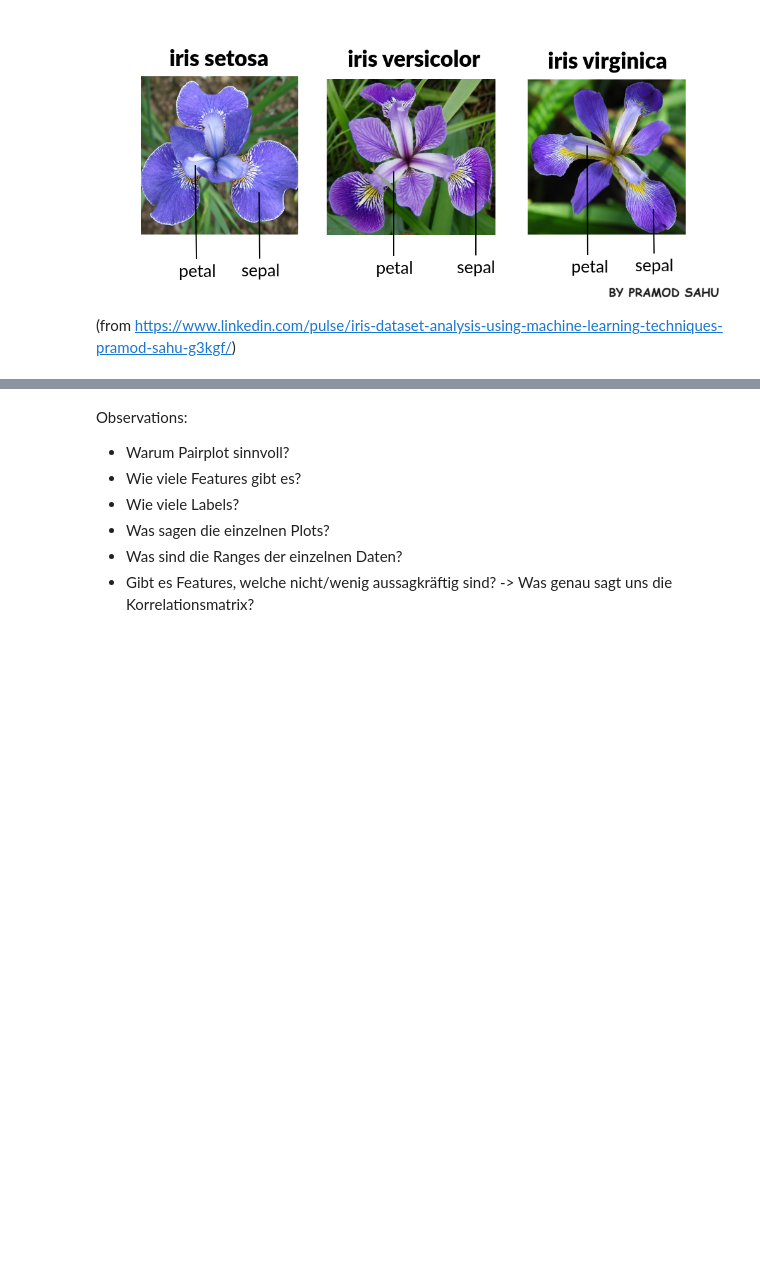
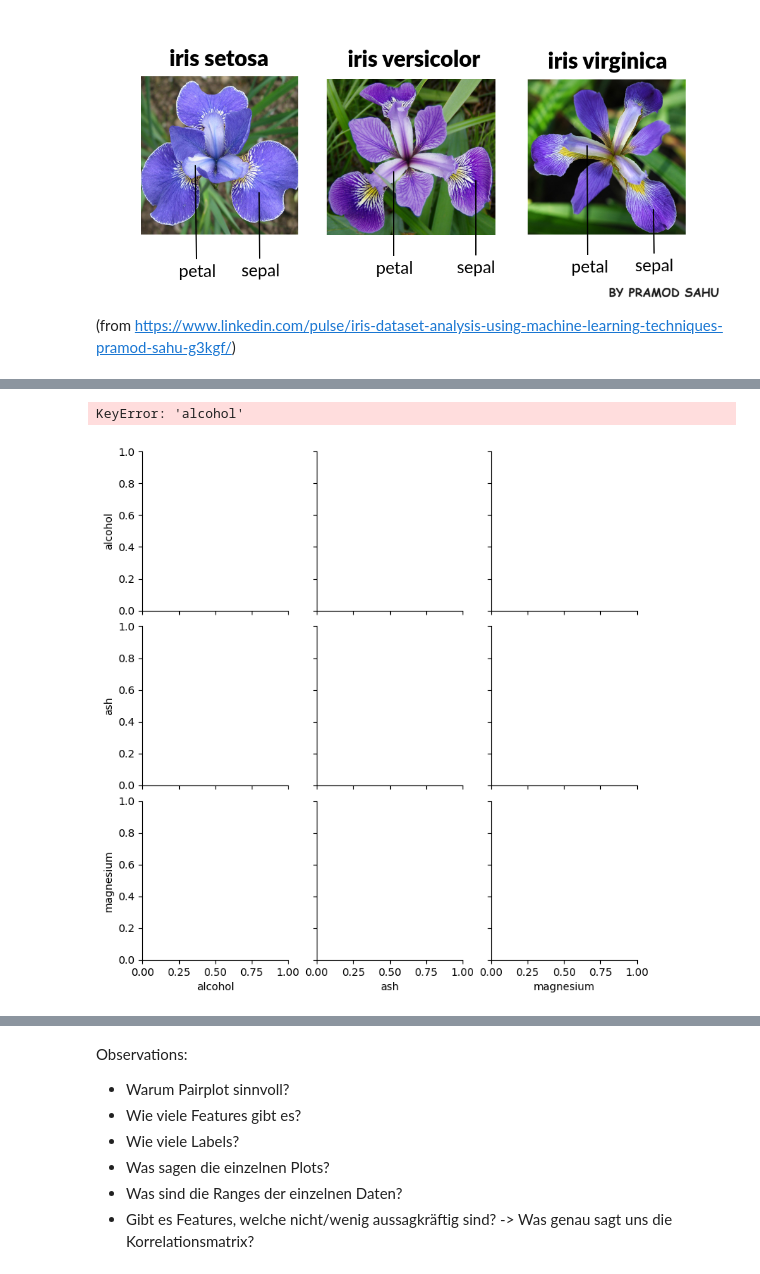
Before and after one commit to KainTim/DSAI, a Jupyter notebook: 01_Python_Jupyter/code/00/einfuehrung_jupyter.ipynb, the cells around one changed output, grey strips where cells are left out. Saved outputs shown, nothing was run; the diff lists cells and outputs as text; code cells hidden in the pictures; blank space fills up the shorter version.

Commit message:
added breast cancer

```diff
--- a/01_Python_Jupyter/code/00/einfuehrung_jupyter.ipynb
+++ b/01_Python_Jupyter/code/00/einfuehrung_jupyter.ipynb
@@ -93,3 +101,5 @@ data = load_iris()
+# %%
+data = load_breas_cancer()
 # %%
 # unique labels
 labels = data['target'].unique() # für Wine dataset cultivator
@@ -104,9 +148,12 @@ print(data) # does the same as just the end of the previous cell
 def plot_pairplot(data, hue, palette, columns):
     sns.pairplot(data, hue=hue, palette=palette, vars=columns)
 # %%
-columns = None # all columns
+columns = none# all columns
 
 plot_pairplot(data, hue="target", palette="deep", columns=columns) # other palettes: "viridis", "deep", "muted", "pastel", "bright", "dark", "colorblind"
+# %% [output]
+KeyError: 'alcohol'
+[figure, added]
 # %%
 # plot a correlation matrix without the label column
 
```
Also changed, not shown: parts of 10 cells of this notebook.
